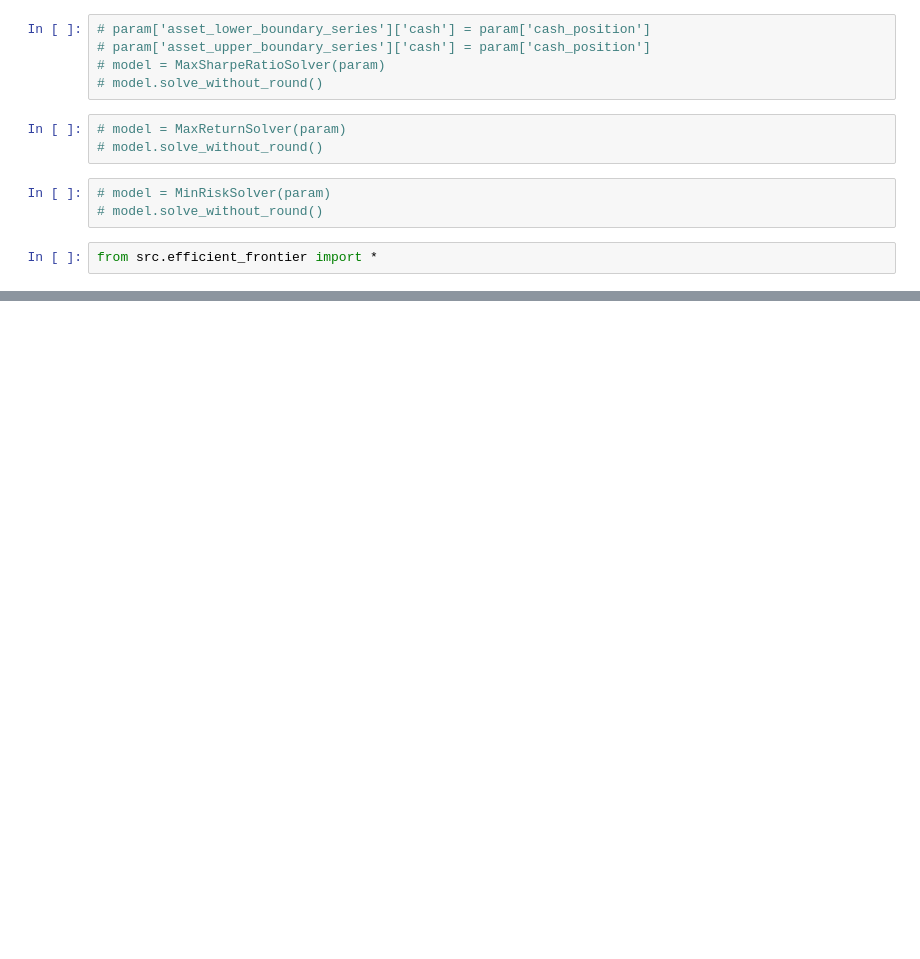
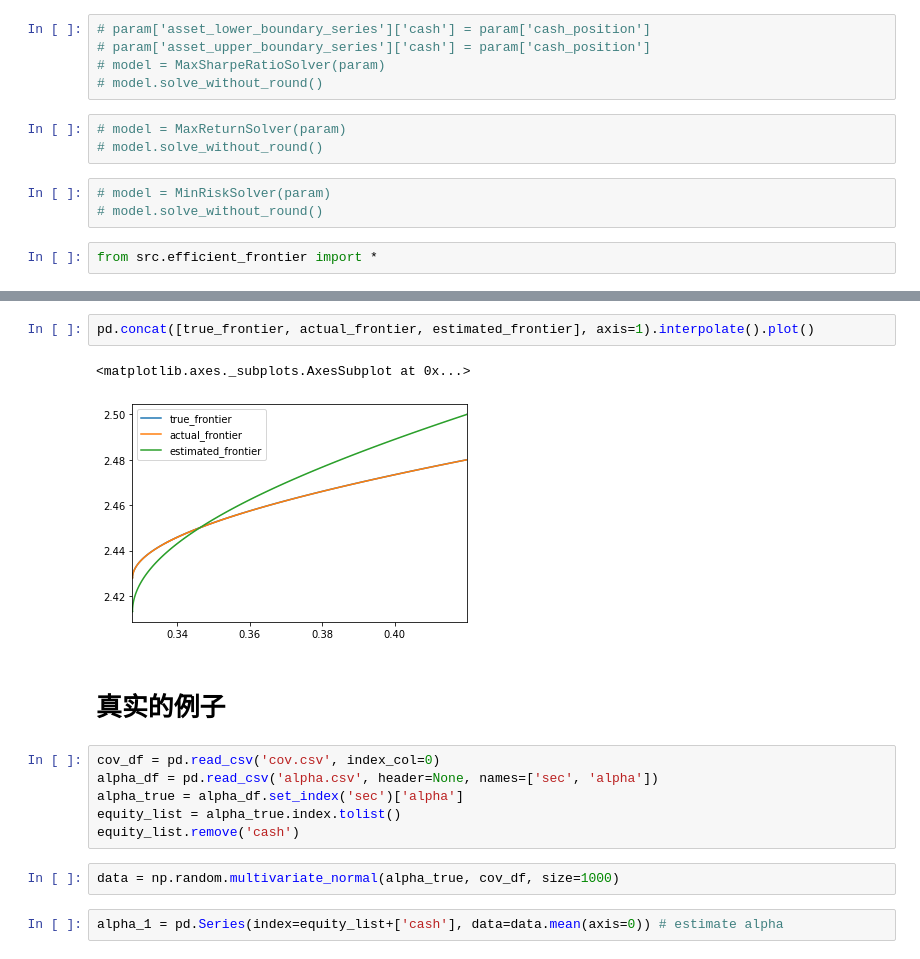
Before and after one commit to Casey1203/axioma-paper, a Jupyter notebook: rbo.ipynb, the cells around one changed output, grey strips where cells are left out. Drawn from its saved outputs; the diff is of its cells as text; blank space fills up the shorter version.

```diff
--- a/rbo.ipynb
+++ b/rbo.ipynb
@@ -123,0 +146,17 @@ pd.Series(index=x, data=y).plot()
+# %%
+pd.concat([true_frontier, actual_frontier, estimated_frontier], axis=1).interpolate().plot()
+# %% [output]
+<matplotlib.axes._subplots.AxesSubplot at 0x...>
+[figure, added]
+# %% [markdown]
+# 真实的例子
+# %%
+cov_df = pd.read_csv('cov.csv', index_col=0)
+alpha_df = pd.read_csv('alpha.csv', header=None, names=['sec', 'alpha'])
+alpha_true = alpha_df.set_index('sec')['alpha']
+equity_list = alpha_true.index.tolist()
+equity_list.remove('cash')
+# %%
+data = np.random.multivariate_normal(alpha_true, cov_df, size=1000)
+# %%
+alpha_1 = pd.Series(index=equity_list+['cash'], data=data.mean(axis=0)) # estimate alpha
```
Also changed, not shown: parts of 22 cells of this notebook, 5 other files.
